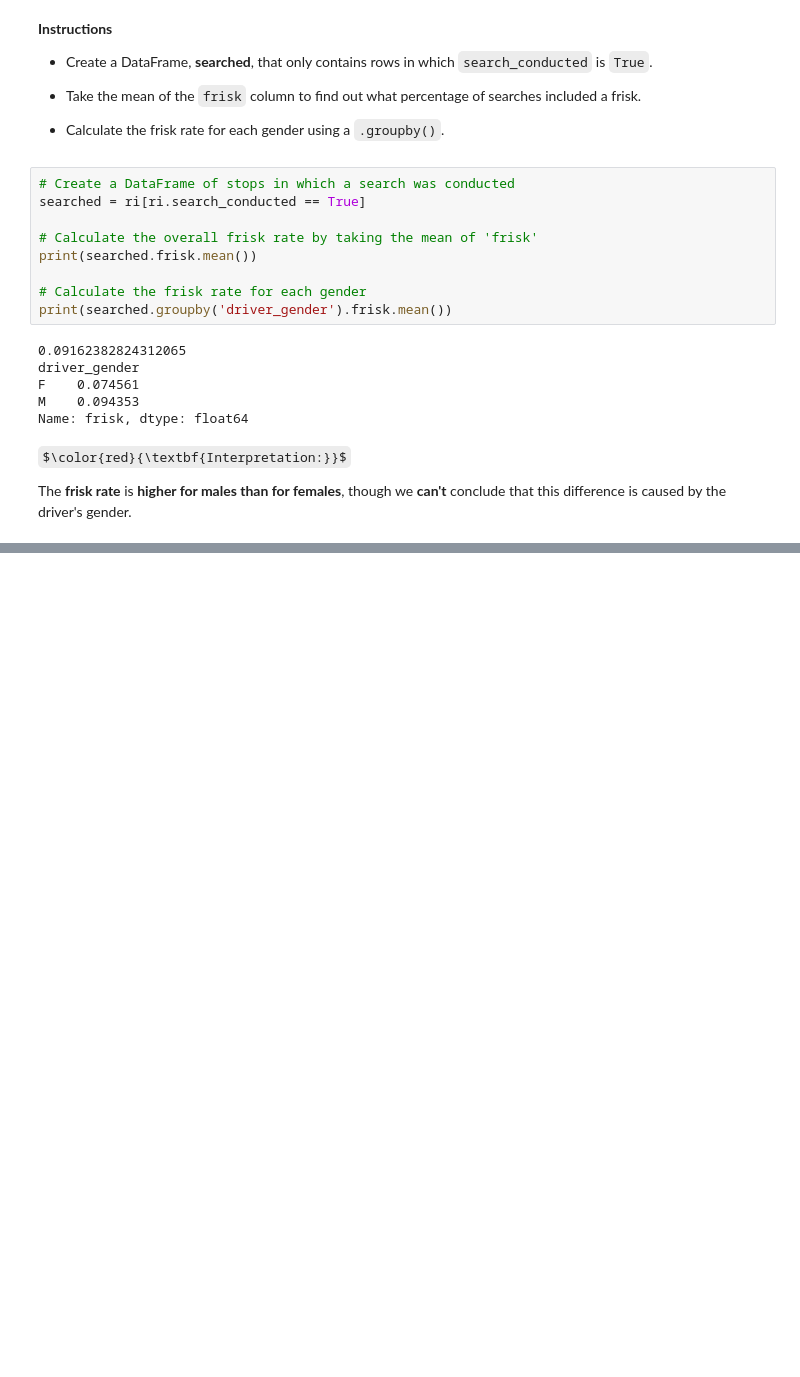
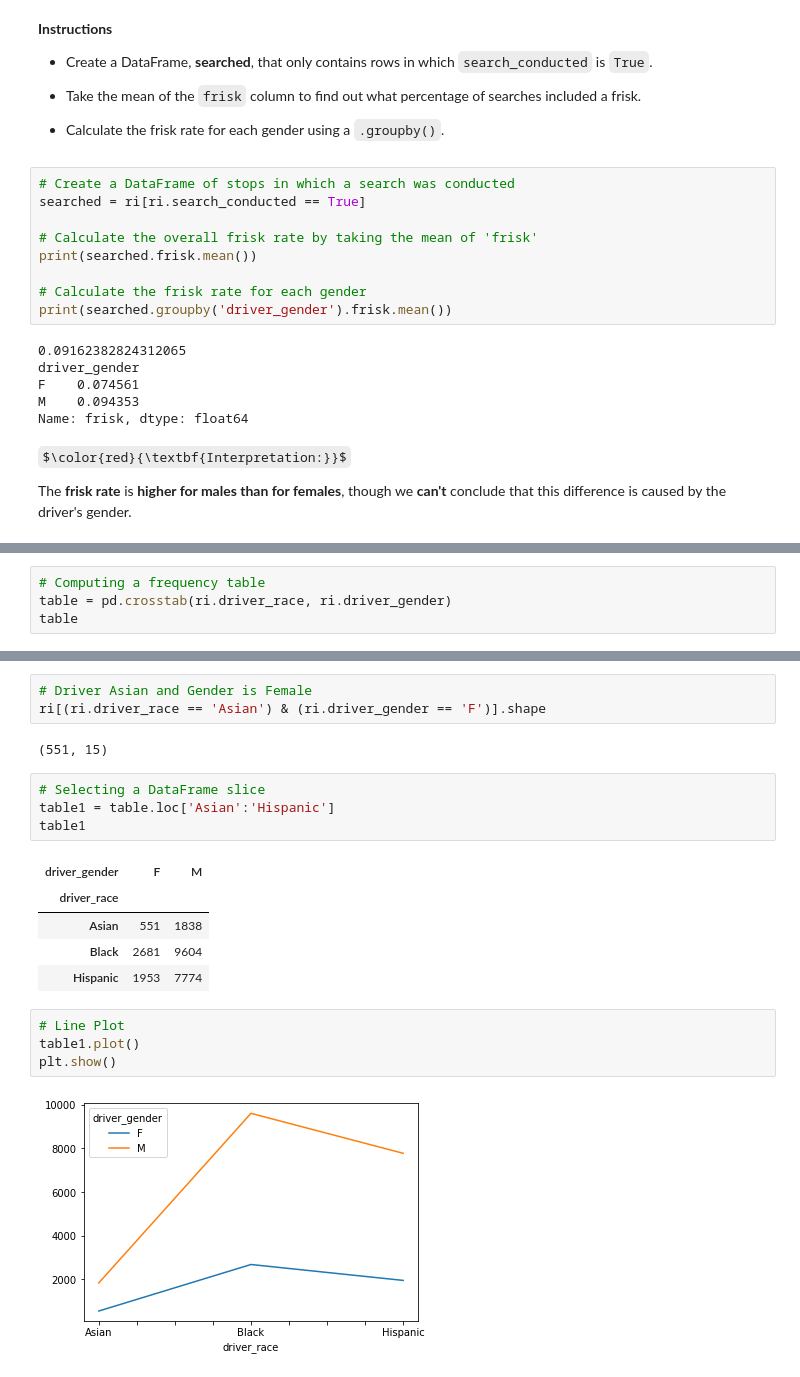
Before and after one commit to mohd-faizy/CAREER-TRACK-Data-Scientist-with-Python, a Jupyter notebook: 21_Analyzing Police Activity with pandas/Police_Activity_data_for_analysis.ipynb, the cells around one changed output, grey strips where cells are left out. Cells and saved outputs as stored; diff of their text form; some formulas as TeX source; blank space fills up the shorter version.

```diff
--- a/21_Analyzing Police Activity with pandas/Police_Activity_data_for_analysis.ipynb
+++ b/21_Analyzing Police Activity with pandas/Police_Activity_data_for_analysis.ipynb
@@ -938,0 +1111,4 @@ The **frisk rate** is **higher for males than for females**, though we **can't**
+# %%
+# Computing a frequency table
+table = pd.crosstab(ri.driver_race, ri.driver_gender)
+table
@@ -938,0 +1123,21 @@ The **frisk rate** is **higher for males than for females**, though we **can't**
+# %%
+# Driver Asian and Gender is Female
+ri[(ri.driver_race == 'Asian') & (ri.driver_gender == 'F')].shape
+# %% [output]
+(551, 15)
+# %%
+# Selecting a DataFrame slice
+table1 = table.loc['Asian':'Hispanic']
+table1
+# %% [output]
+| driver_gender | F | M |
+| driver_race |  |  |
+| Asian | 551 | 1838 |
+| Black | 2681 | 9604 |
+| Hispanic | 1953 | 7774 |
+# %%
+# Line Plot
+table1.plot()
+plt.show()
+# %% [output]
+[figure, added]
```
Also changed, not shown: parts of 47 cells of this notebook, 2 other files.
